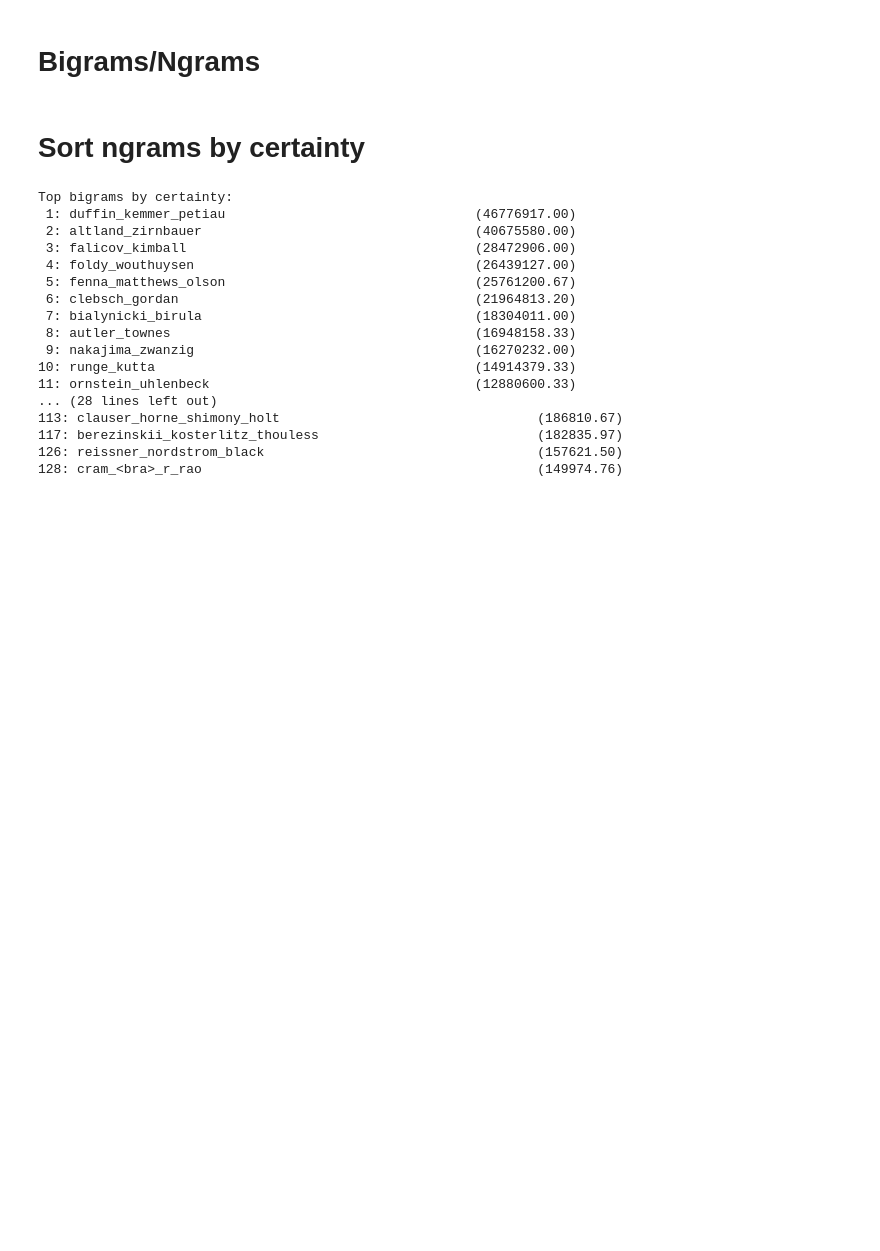
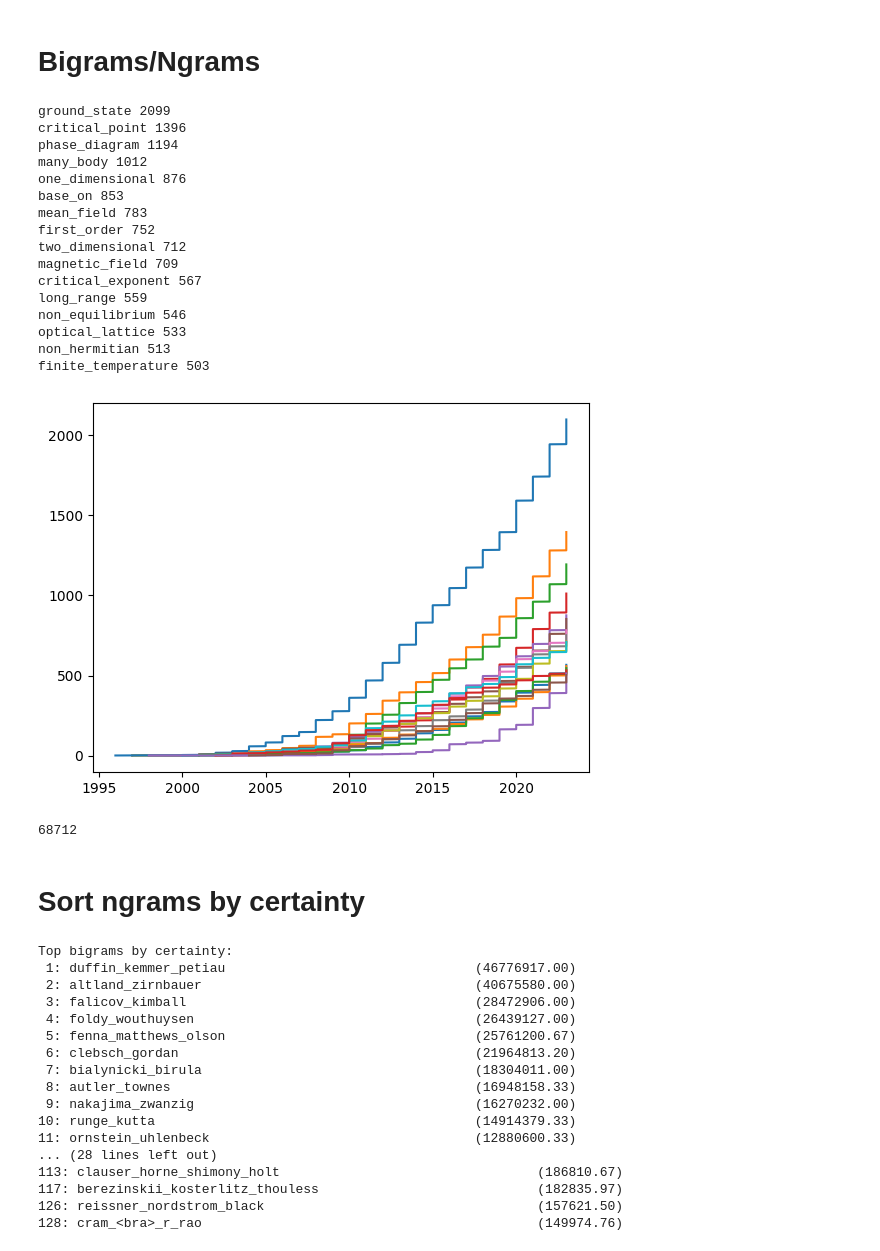
Before and after one commit to FelixFrohnertDB/arxiv_nlp, a Jupyter notebook: extract_concept_stop.ipynb, the cells around one changed output. Saved outputs shown, nothing was run; the diff lists cells and outputs as text; code cells hidden in the pictures; blank space fills up the shorter version.

```diff
--- a/extract_concept_stop.ipynb
+++ b/extract_concept_stop.ipynb
@@ -417,0 +466,35 @@ ngram_abstracts, bigrams, ngrams = get_ngrams(sentences)
+# %%
+d = word_co_occurrences["phase_transition"]
+cnt = 0
+for k in sorted(d, key=lambda k: len(d[k]), reverse=True):
+    print (k,len(d[k]))
+
+    plt.plot(sorted(d[k]), np.cumsum(np.ones_like(sorted(d[k]))))
+    cnt += 1
+
+    if cnt > 15:
+        break
+# %% [output]
+ground_state 2099
+critical_point 1396
+phase_diagram 1194
+many_body 1012
+one_dimensional 876
+base_on 853
+mean_field 783
+first_order 752
+two_dimensional 712
+magnetic_field 709
+critical_exponent 567
+long_range 559
+non_equilibrium 546
+optical_lattice 533
+non_hermitian 513
+finite_temperature 503
+[figure, added]
+# %%
+similar_but_no_co_occur_dict["phase_transition"]
+
+cnt
+# %% [output]
+68712
```
Also changed, not shown: parts of 40 cells of this notebook.
